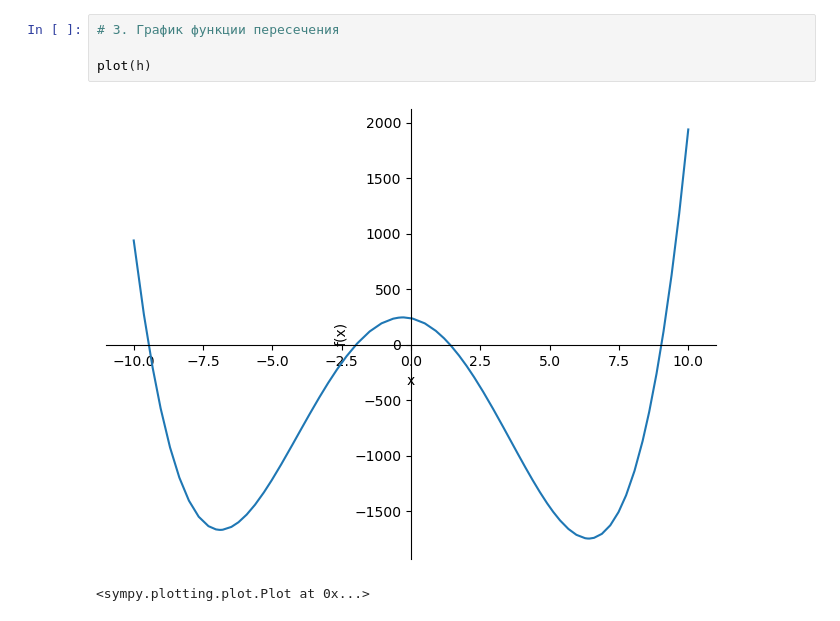
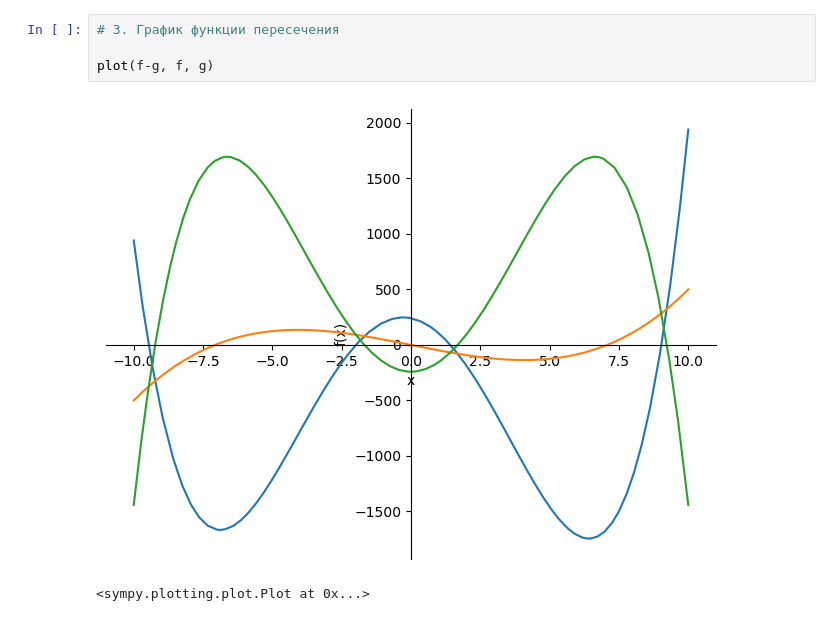
Before and after one commit to Sergsok1984/HomeWorksPhyton, a Jupyter notebook: Seminar11/HW_Lesson11.ipynb, the cells around one changed output. Saved outputs shown, nothing was run; the diff lists cells and outputs as text.

```diff
--- a/Seminar11/HW_Lesson11.ipynb
+++ b/Seminar11/HW_Lesson11.ipynb
@@ -42,7 +41,7 @@ plot(f, g)
 # %%
 # 3. График функции пересечения
 
-plot(h)
+plot(f-g, f, g)
 # %% [output]
-[figure, old version]
+[figure, new version]
 <sympy.plotting.plot.Plot at 0x...>
```
Also changed, not shown: parts of 3 cells of this notebook.
